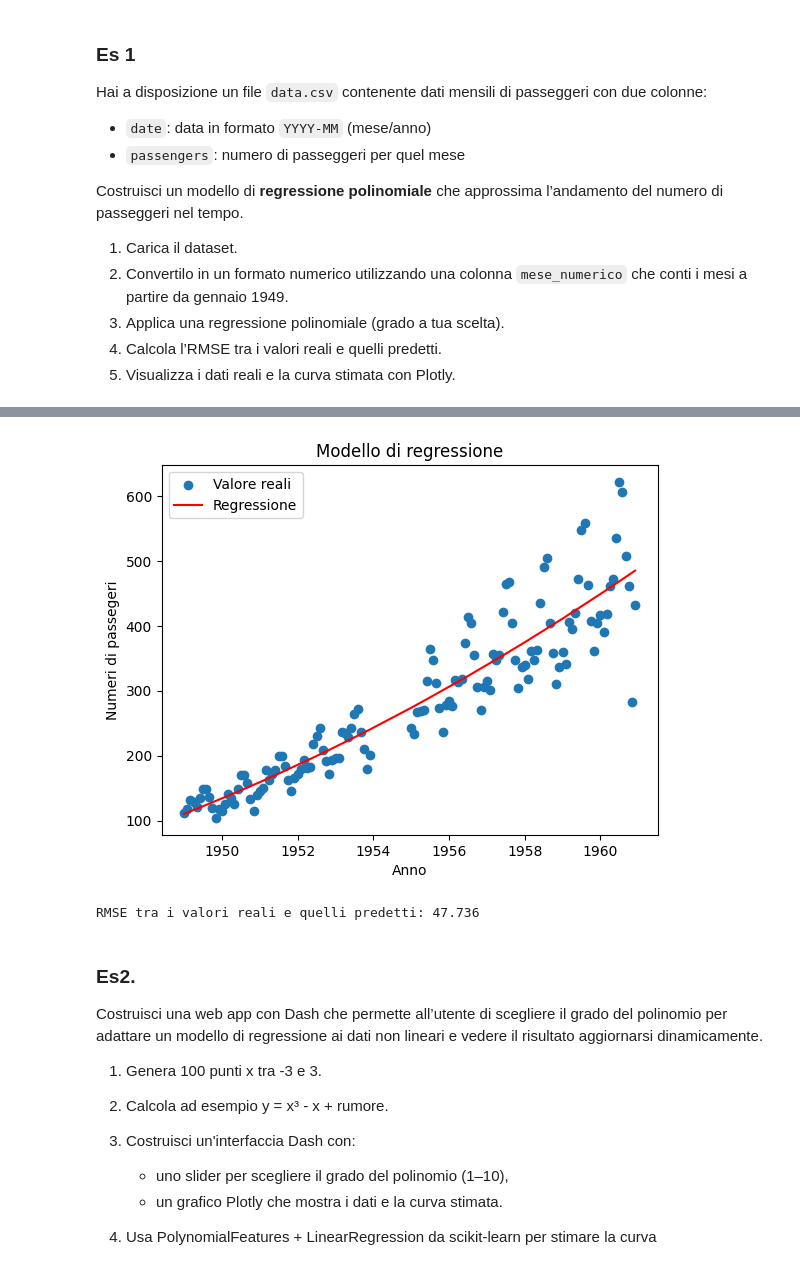
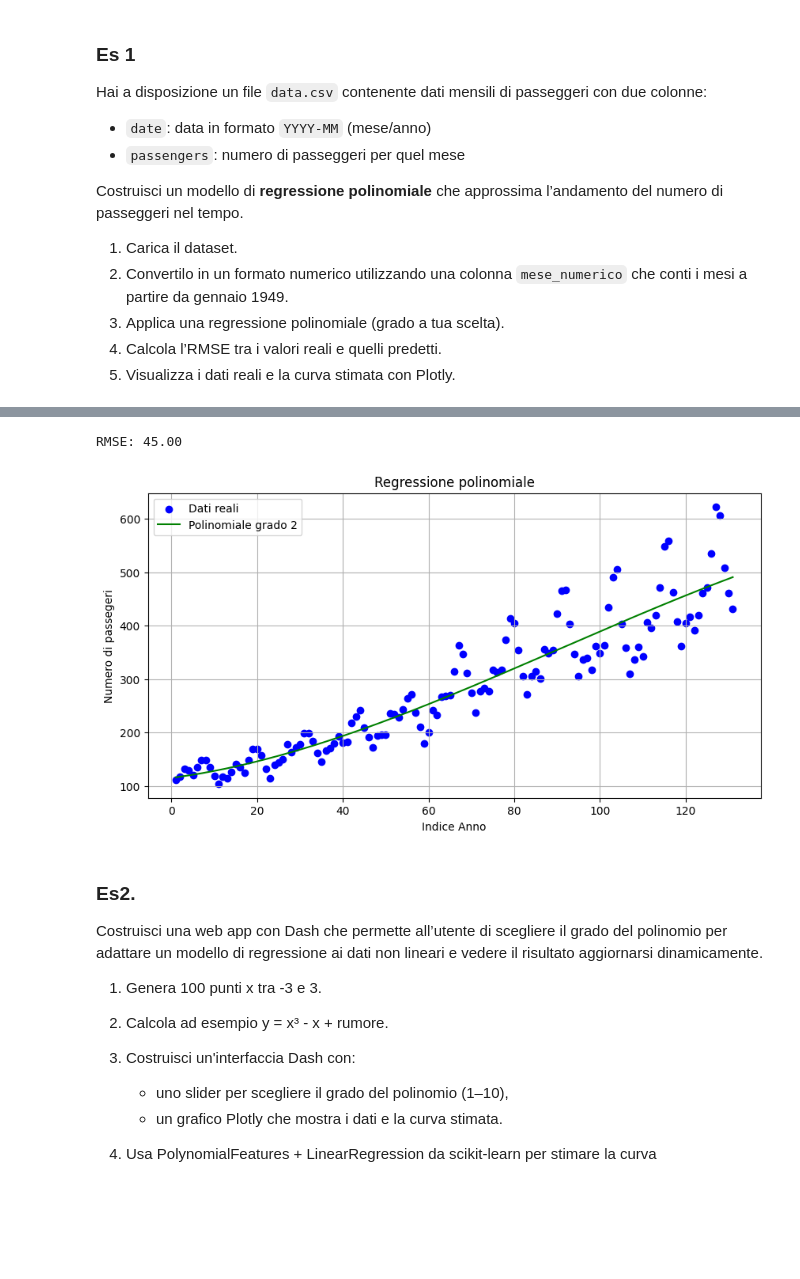
Before and after one commit to Loic166/ProgrammingLab2, a Jupyter notebook: 7_Esercizi_lez_7.ipynb, the cells around one changed output, grey strips where cells are left out. Cells and saved outputs as stored; diff of their text form; code cells hidden in the pictures; blank space fills up the shorter version.

```diff
--- a/7_Esercizi_lez_7.ipynb
+++ b/7_Esercizi_lez_7.ipynb
@@ -28,19 +63,30 @@ df["mese_numeric"] = (df["date"].dt.year - 1949)*12 + df["date"].dt.month
+# %%
+poly = PolynomialFeatures(degree=3)  # ← tu peux changer le degré ici
+X_poly = poly.fit_transform(x)
+
+model = LinearRegression()
+model.fit(X_poly, y)
+y_pred = model.predict(X_poly)
+
+# Calcolo del RMSE
+rmse = np.sqrt(mean_squared_error(y, y_pred))
+print(f"RMSE: {rmse:.2f}")
+
+plt.figure(figsize=(10, 5))
+plt.scatter(x, y, label="Dati reali", color="blue")
+plt.plot(x, y_pred, label=f"Polinomiale grado 2", color="green")
+plt.xlabel("Indice Anno")
+plt.ylabel("Numero di passegeri")
+plt.title("Regressione polinomiale")
+plt.legend()
+plt.grid(True)
+plt.show()
+# %% [output]
+RMSE: 45.00
+[figure, added]
 # %%
-df["passengers"] = df["passengers"].fillna(df["passengers"].mean())
-coef = np.polyfit(df["mese_numeric"], df["passengers"], deg=2)
-y_pred = np.polyval(coef, df["mese_numeric"])
-
-plt.scatter(df["date"], df["passengers"], label="Valore reali")
-plt.plot(df["date"], y_pred,label="Regressione", color= "red")
-plt.title("Modello di regressione")
-plt.xlabel("Anno")
-plt.ylabel("Numeri di passegeri")
-plt.legend()
-plt.show()
+fig = go.Figure()
+fig.add_trace(go.Scatter(x=df["date"], y=y, mode="markers", name="valori reali"))
+fig.add_trace(go.Scatter(x=df["date"], y=y_pred, mode='lines', name='Curva di predizione Predizione'))
+fig.update_layout(title="Regressione polinomiale", xaxis_title="Data", yaxis_title="Numero di passengeri")
+fig.show()
-# %% [output]
-[figure, removed]
-# %%
-rmse = np.sqrt(np.sum((df["passengers"]-y_pred)**2)/len(y_pred))
-print(f"RMSE tra i valori reali e quelli predetti: {rmse:.3f}")
-# %% [output]
-RMSE tra i valori reali e quelli predetti: 47.736
```
Also changed, not shown: parts of 4 cells of this notebook.
